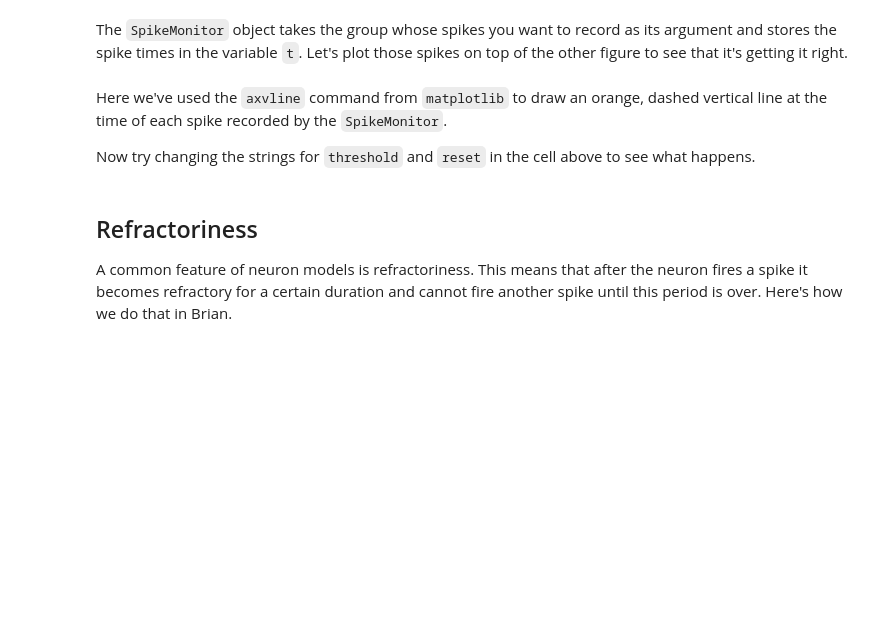
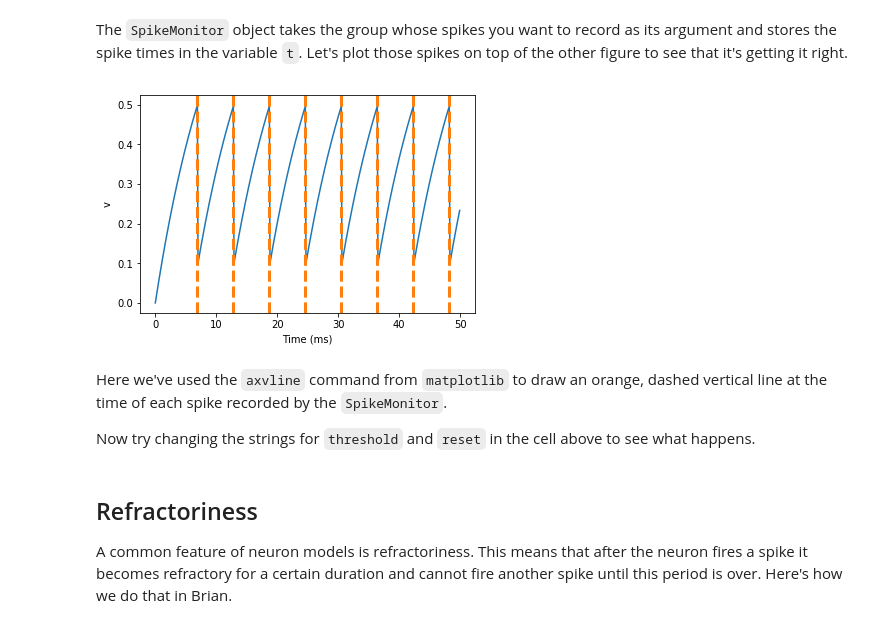
Before and after one commit to mackelab/msne-lsmlsda-2019, a Jupyter notebook: exercises/week2_intro_to_brian/1-intro-to-brian-neurons.ipynb, the cells around one changed output. Drawn from its saved outputs; the diff is of its cells as text; code cells hidden in the pictures; blank space fills up the shorter version.

```diff
--- a/exercises/week2_intro_to_brian/1-intro-to-brian-neurons.ipynb
+++ b/exercises/week2_intro_to_brian/1-intro-to-brian-neurons.ipynb
@@ -192,18 +227,20 @@ The ``SpikeMonitor`` object takes the group whose spikes you want to record as i
 # %%
 start_scope()
 
-G = NeuronGroup(1, eqs, threshold='v>0.8', reset='v = 0', method='exact')
+G = NeuronGroup(1, eqs, threshold='v>0.5', reset='v = 0.1', method='exact')
 
 statemon = StateMonitor(G, 'v', record=0)
 spikemon = SpikeMonitor(G)
 
 run(50*ms)
 
 plot(statemon.t/ms, statemon.v[0])
 for t in spikemon.t:
     axvline(t/ms, ls='--', c='C1', lw=3)
 xlabel('Time (ms)')
 ylabel('v');
+# %% [output]
+[figure, added]
 # %% [markdown]
 Here we've used the ``axvline`` command from ``matplotlib`` to draw an orange, dashed vertical line at the time of each spike recorded by the ``SpikeMonitor``.
 
```
Also changed, not shown: parts of 16 cells of this notebook.
